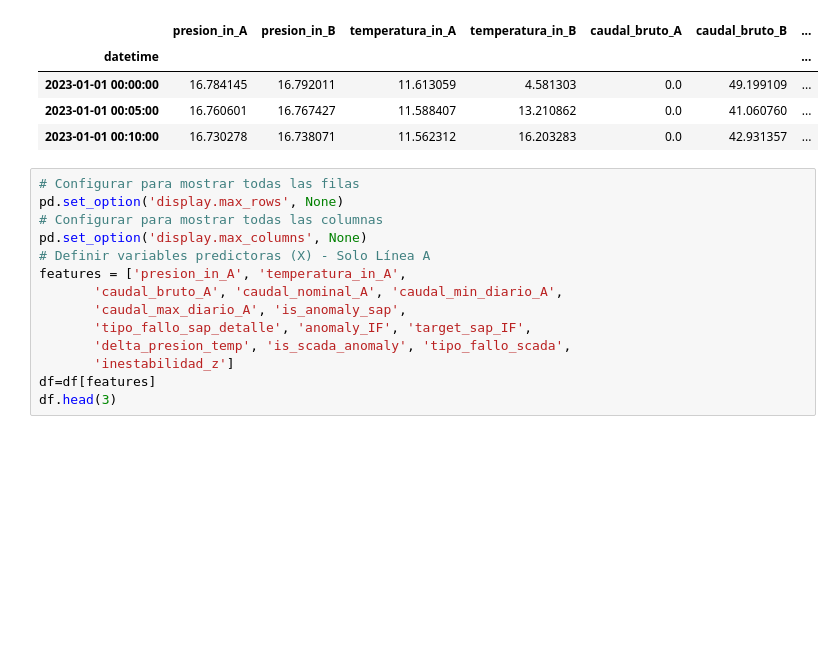
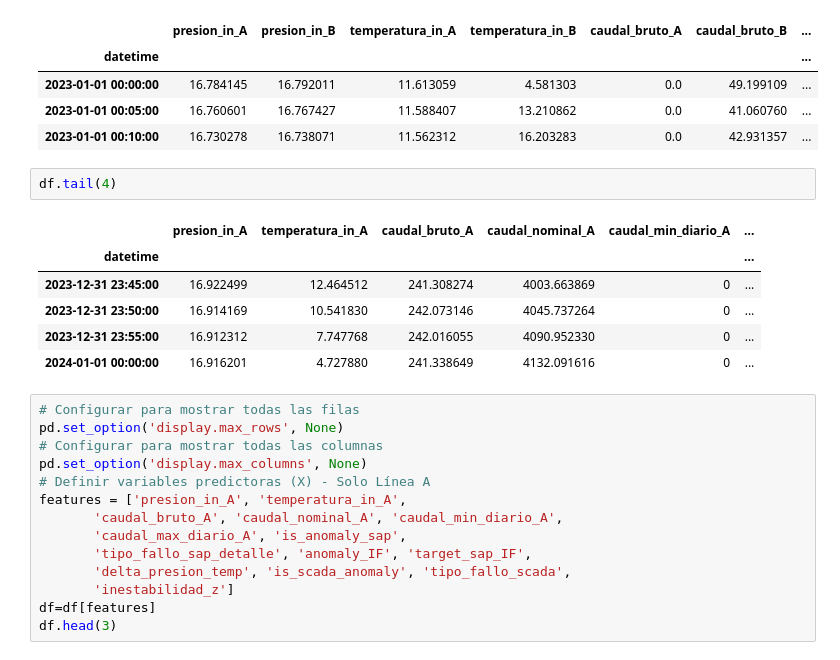
Before and after one commit to BryanInche/27.tfm_enagas_ia, a Jupyter notebook: notebooks/04_Modelado_Supervisado.ipynb, the cells around one changed output. Drawn from its saved outputs; the diff is of its cells as text; blank space fills up the shorter version.

```diff
--- a/notebooks/04_Modelado_Supervisado.ipynb
+++ b/notebooks/04_Modelado_Supervisado.ipynb
@@ -16,6 +16,15 @@ df.head(3)
 | 2023-01-01 00:00:00 | 16.784145 | 16.792011 | 11.613059 | 4.581303 | 0.0 | 49.199109 | ... |
 | 2023-01-01 00:05:00 | 16.760601 | 16.767427 | 11.588407 | 13.210862 | 0.0 | 41.060760 | ... |
 | 2023-01-01 00:10:00 | 16.730278 | 16.738071 | 11.562312 | 16.203283 | 0.0 | 42.931357 | ... |
+# %%
+df.tail(4)
+# %% [output]
+|  | presion_in_A | temperatura_in_A | caudal_bruto_A | caudal_nominal_A | caudal_min_diario_A | ... |
+| datetime |  |  |  |  |  | ... |
+| 2023-12-31 23:45:00 | 16.922499 | 12.464512 | 241.308274 | 4003.663869 | 0 | ... |
+| 2023-12-31 23:50:00 | 16.914169 | 10.541830 | 242.073146 | 4045.737264 | 0 | ... |
+| 2023-12-31 23:55:00 | 16.912312 | 7.747768 | 242.016055 | 4090.952330 | 0 | ... |
+| 2024-01-01 00:00:00 | 16.916201 | 4.727880 | 241.338649 | 4132.091616 | 0 | ... |
 # %%
 # Configurar para mostrar todas las filas
 pd.set_option('display.max_rows', None)
```
Also changed, not shown: parts of 5 cells of this notebook, 2 other files.
